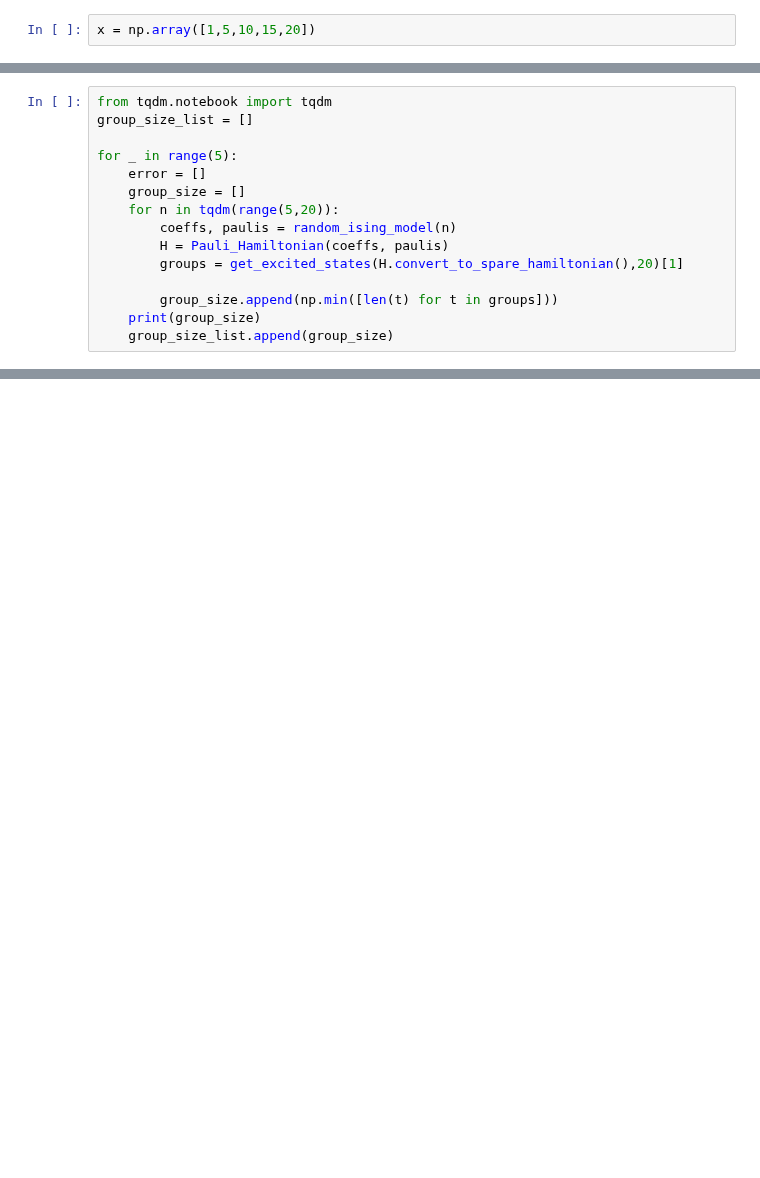
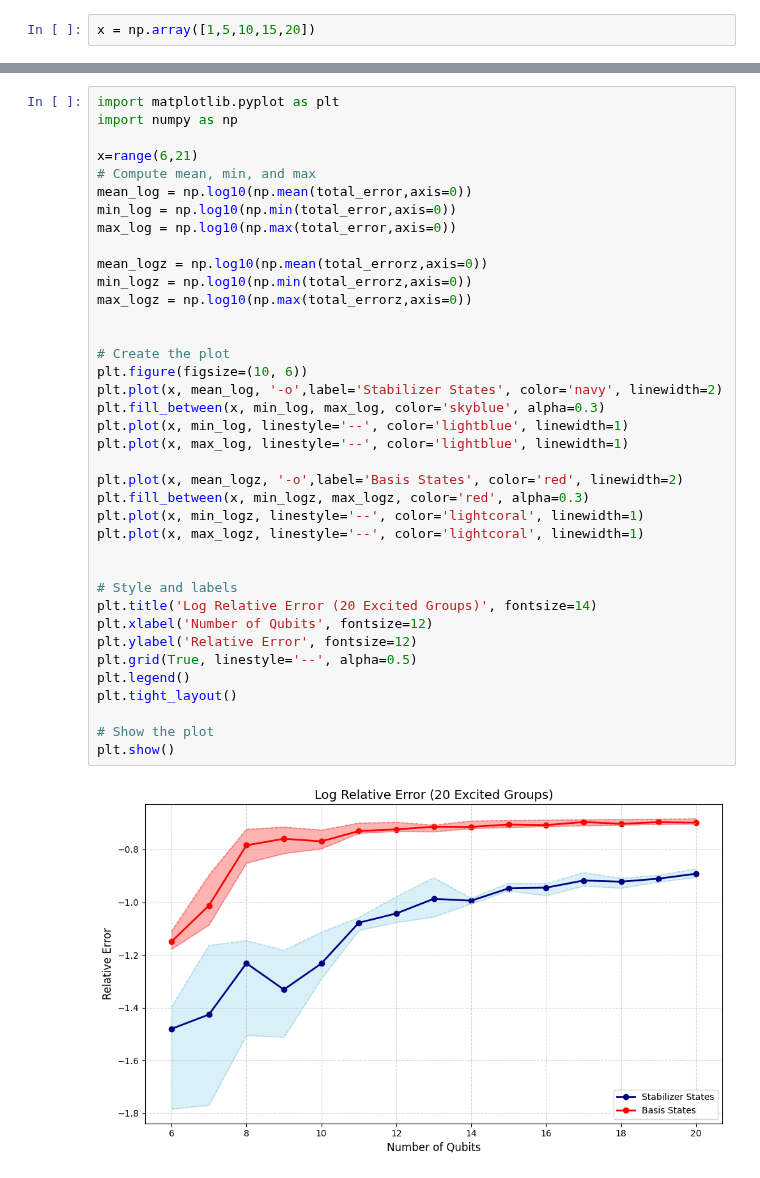
Before and after one commit to BBhattacharyya1729/stabilizer_gs, a Jupyter notebook: py/RandomIsingTest.ipynb, the cells around one changed output, grey strips where cells are left out. Drawn from its saved outputs; the diff is of its cells as text; blank space fills up the shorter version.

Commit message:
FinalizedRandomIsingTest

```diff
--- a/py/RandomIsingTest.ipynb
+++ b/py/RandomIsingTest.ipynb
@@ -87,15 +104,0 @@ plt.show()
-# %%
-from tqdm.notebook import tqdm
-group_size_list = []
-
-for _ in range(5):
-    error = []
-    group_size = []
-    for n in tqdm(range(5,20)):
-        coeffs, paulis = random_ising_model(n)
-        H = Pauli_Hamiltonian(coeffs, paulis)
-        groups = get_excited_states(H.convert_to_spare_hamiltonian(),20)[1]
-
-        group_size.append(np.min([len(t) for t in groups]))
-    print(group_size)
-    group_size_list.append(group_size)
@@ -128,0 +136,40 @@ plt.show()
+# %%
+import matplotlib.pyplot as plt
+import numpy as np
+
+x=range(6,21)
+# Compute mean, min, and max
+mean_log = np.log10(np.mean(total_error,axis=0))
+min_log = np.log10(np.min(total_error,axis=0))
+max_log = np.log10(np.max(total_error,axis=0))
+
+mean_logz = np.log10(np.mean(total_errorz,axis=0))
+min_logz = np.log10(np.min(total_errorz,axis=0))
+max_logz = np.log10(np.max(total_errorz,axis=0))
+
+
+# Create the plot
+plt.figure(figsize=(10, 6))
+plt.plot(x, mean_log, '-o',label='Stabilizer States', color='navy', linewidth=2)
+plt.fill_between(x, min_log, max_log, color='skyblue', alpha=0.3)
+plt.plot(x, min_log, linestyle='--', color='lightblue', linewidth=1)
+plt.plot(x, max_log, linestyle='--', color='lightblue', linewidth=1)
+
+plt.plot(x, mean_logz, '-o',label='Basis States', color='red', linewidth=2)
+plt.fill_between(x, min_logz, max_logz, color='red', alpha=0.3)
+plt.plot(x, min_logz, linestyle='--', color='lightcoral', linewidth=1)
+plt.plot(x, max_logz, linestyle='--', color='lightcoral', linewidth=1)
+
+
+# Style and labels
+plt.title('Log Relative Error (20 Excited Groups)', fontsize=14)
+plt.xlabel('Number of Qubits', fontsize=12)
+plt.ylabel('Relative Error', fontsize=12)
+plt.grid(True, linestyle='--', alpha=0.5)
+plt.legend()
+plt.tight_layout()
+
+# Show the plot
+plt.show()
+# %% [output]
+[figure, added]
```
Also changed, not shown: parts of 6 cells of this notebook.
